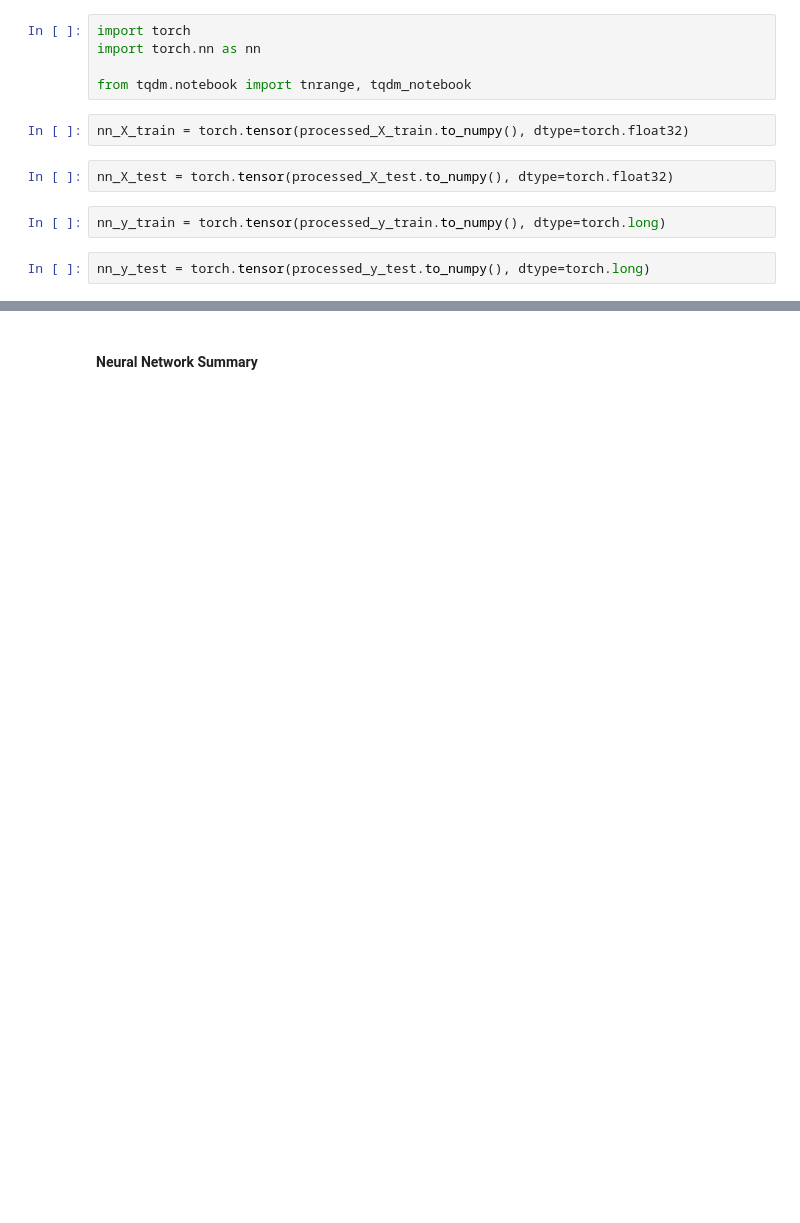
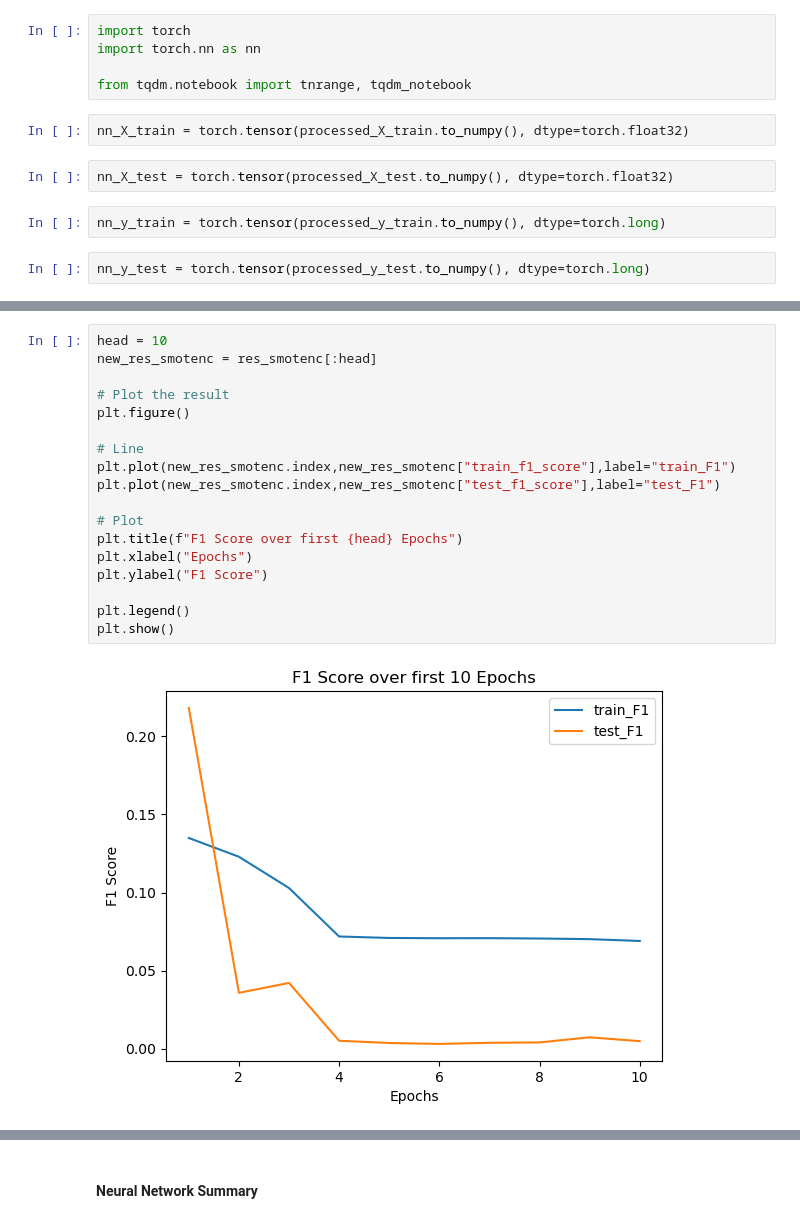
Before and after one commit to anthonynamnam/brainstation_capstone, a Jupyter notebook: Notebooks/model-development.ipynb, the cells around one changed output, grey strips where cells are left out. Cells and saved outputs as stored; diff of their text form; blank space fills up the shorter version.

```diff
--- a/Notebooks/model-development.ipynb
+++ b/Notebooks/model-development.ipynb
@@ -5898,0 +6135,20 @@ tensor([15883, 25989, 11588,  3592,  1764])
+# %%
+head = 10
+new_res_smotenc = res_smotenc[:head]
+
+# Plot the result
+plt.figure()
+
+# Line
+plt.plot(new_res_smotenc.index,new_res_smotenc["train_f1_score"],label="train_F1")
+plt.plot(new_res_smotenc.index,new_res_smotenc["test_f1_score"],label="test_F1")
+
+# Plot
+plt.title(f"F1 Score over first {head} Epochs")
+plt.xlabel("Epochs")
+plt.ylabel("F1 Score")
+
+plt.legend()
+plt.show()
+# %% [output]
+[figure, added]
```
Also changed, not shown: parts of 33 cells of this notebook.
